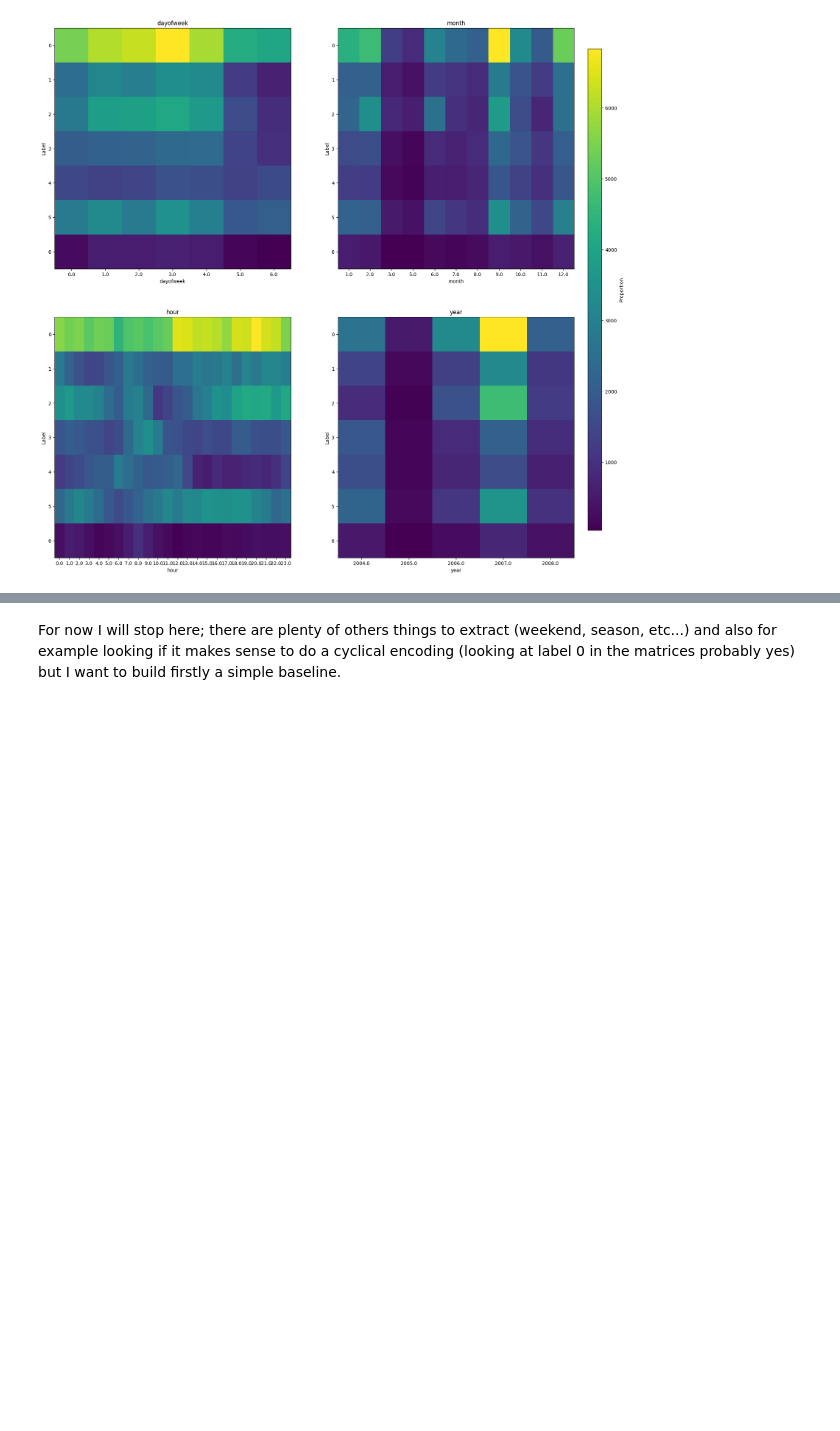
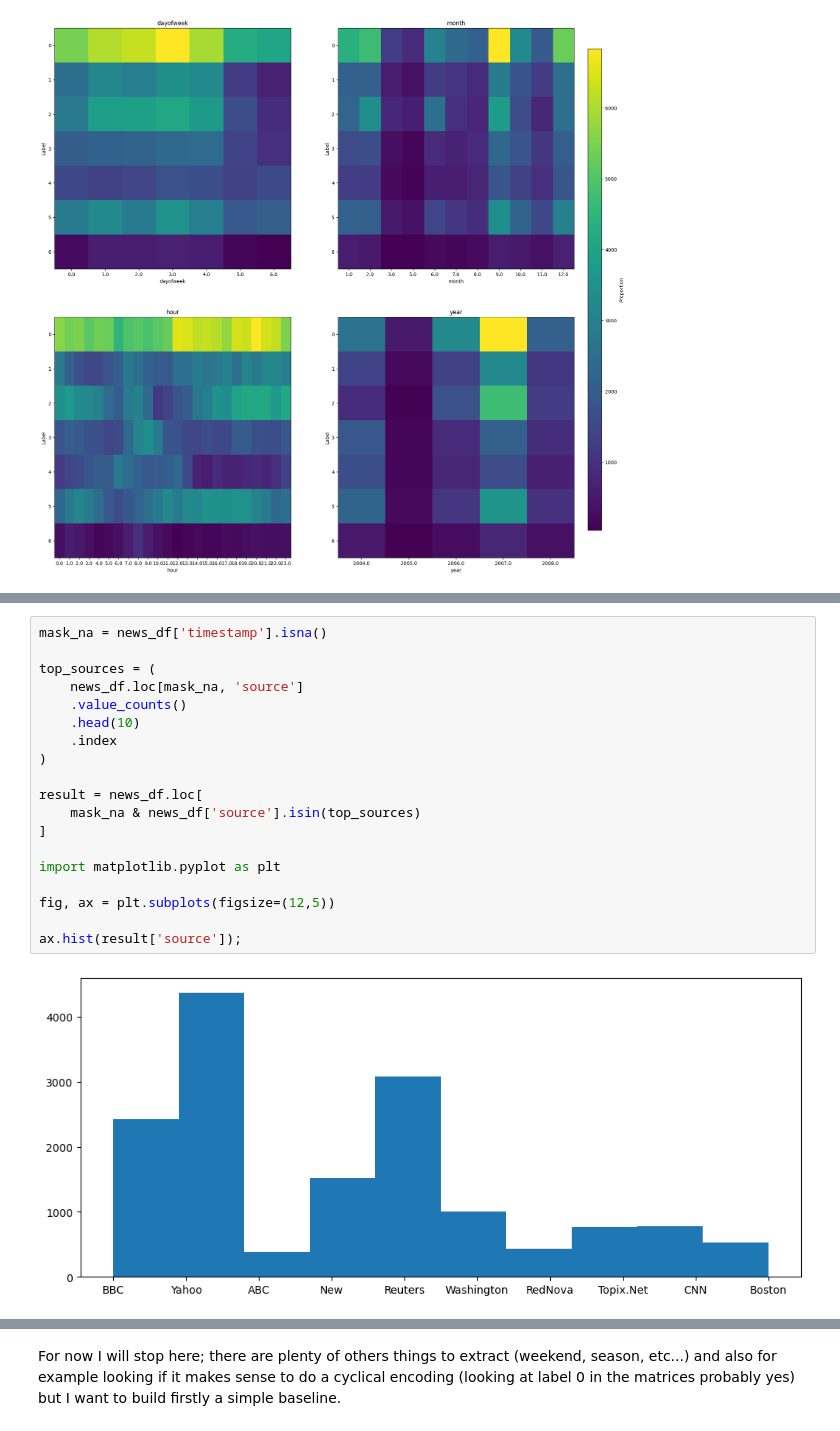
Before and after one commit to g-orlandi/NewsClassifier, a Jupyter notebook: notebooks/time_feat_eng.ipynb, the cells around one changed output, grey strips where cells are left out. Cells and saved outputs as stored; diff of their text form; blank space fills up the shorter version.

```diff
--- a/notebooks/02_time_feat_eng.ipynb
+++ b/notebooks/time_feat_eng.ipynb
@@ -132,0 +193,21 @@ Very small values of p-value means that a correlation do exist, so I will keep t
+# %%
+mask_na = news_df['timestamp'].isna()
+
+top_sources = (
+    news_df.loc[mask_na, 'source']
+    .value_counts()
+    .head(10)
+    .index
+)
+
+result = news_df.loc[
+    mask_na & news_df['source'].isin(top_sources)
+]
+
+import matplotlib.pyplot as plt
+
+fig, ax = plt.subplots(figsize=(12,5))
+
+ax.hist(result['source']);
+# %% [output]
+[figure, added]
```
Also changed, not shown: parts of 10 cells of this notebook, 13 other files.
